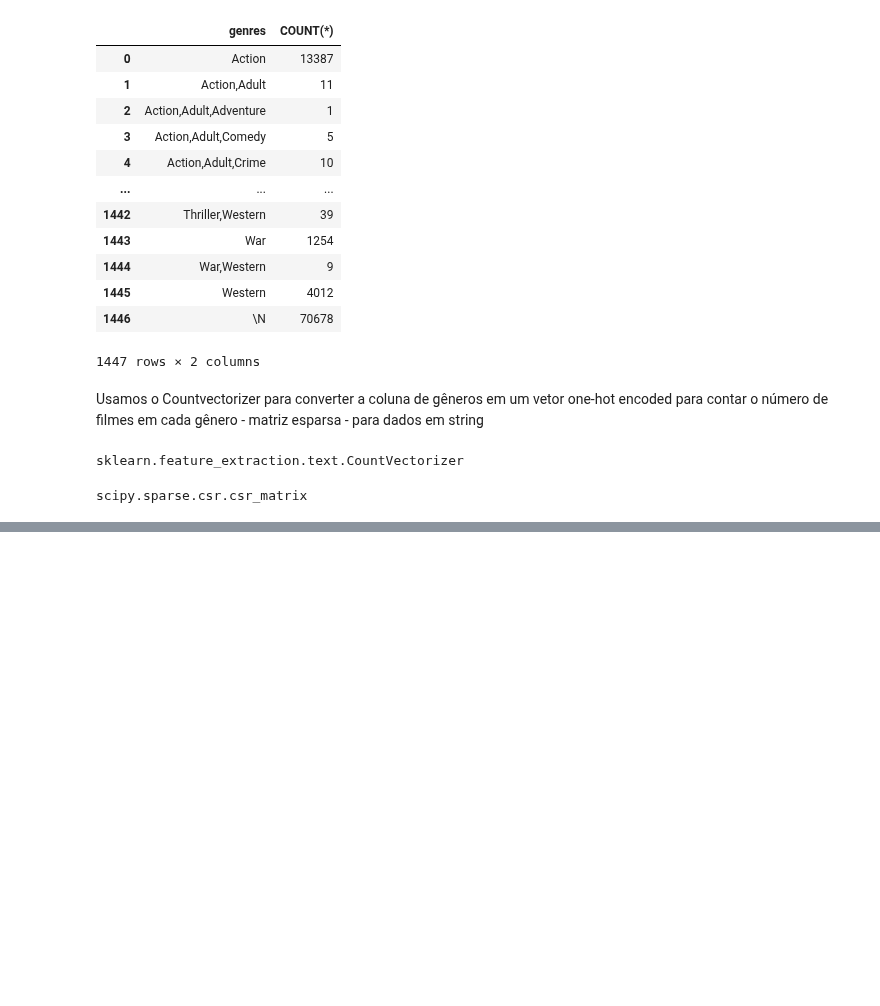
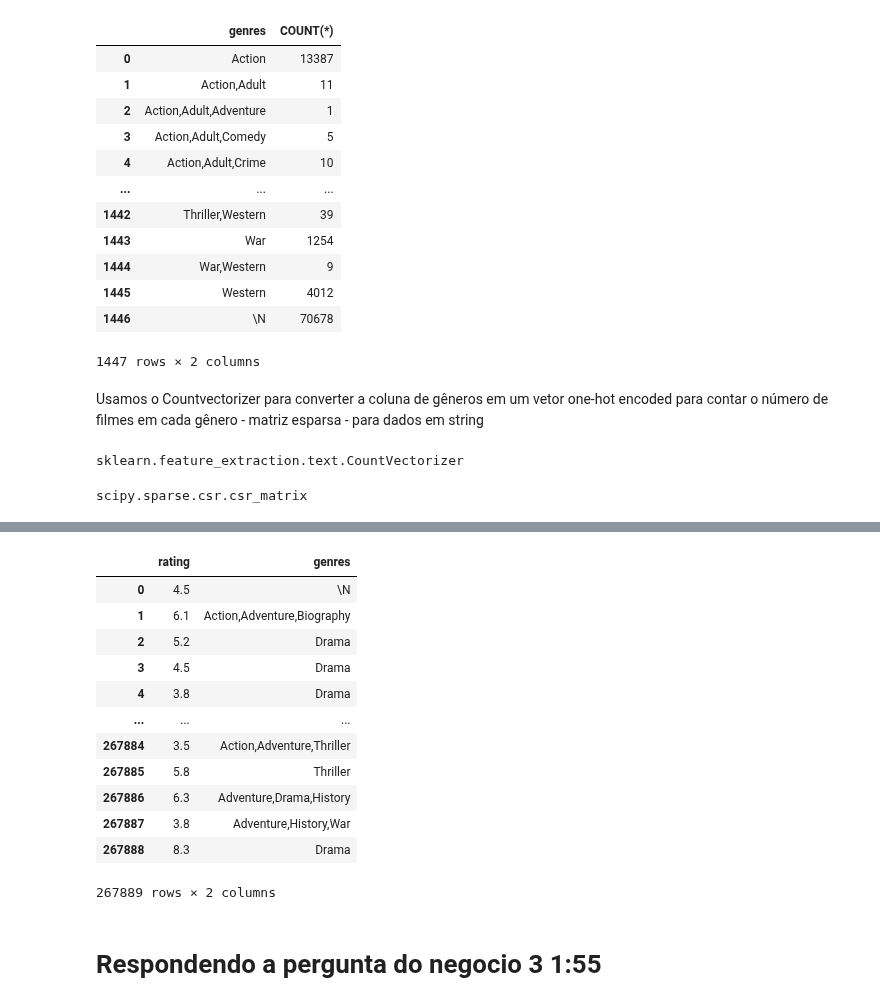
Before and after one commit to leonardodamata/Python_Analise_Dados, a Jupyter notebook: Mini_Projeto_1.ipynb, the cells around one changed output, grey strips where cells are left out. Cells and saved outputs as stored; diff of their text form; code cells hidden in the pictures; blank space fills up the shorter version.

```diff
--- a/Mini_Projeto_1.ipynb
+++ b/Mini_Projeto_1.ipynb
@@ -306,0 +367,30 @@ scipy.sparse.csr.csr_matrix
+# %%
+# Consulta SQL
+consulta3 = '''
+            SELECT  rating, genres  FROM
+            ratings
+            JOIN titles ON ratings.title_id = titles.title_id
+            WHERE  premiered <= 2022 AND type = 'movie'
+            '''
+# %%
+# Resultado
+resultado3 = pd.read_sql_query(consulta3, conn)
+# %%
+# Visualiza
+display(resultado3)
+# %% [output]
+|  | rating | genres |
+| 0 | 4.5 | \N |
+| 1 | 6.1 | Action,Adventure,Biography |
+| 2 | 5.2 | Drama |
+| 3 | 4.5 | Drama |
+| 4 | 3.8 | Drama |
+| ... | ... | ... |
+| 267884 | 3.5 | Action,Adventure,Thriller |
+| 267885 | 5.8 | Thriller |
+| 267886 | 6.3 | Adventure,Drama,History |
+| 267887 | 3.8 | Adventure,History,War |
+| 267888 | 8.3 | Drama |
+267889 rows × 2 columns
+# %% [markdown]
+# Respondendo a pergunta do negocio 3 1:55
```
Also changed, not shown: parts of 10 cells of this notebook, 2 other files.
